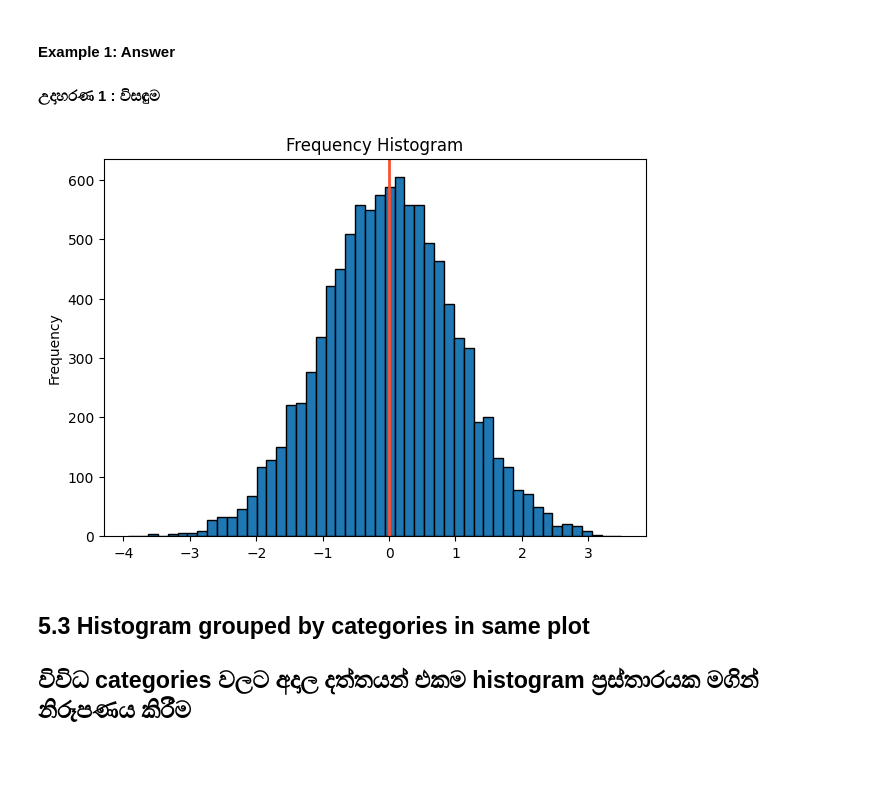
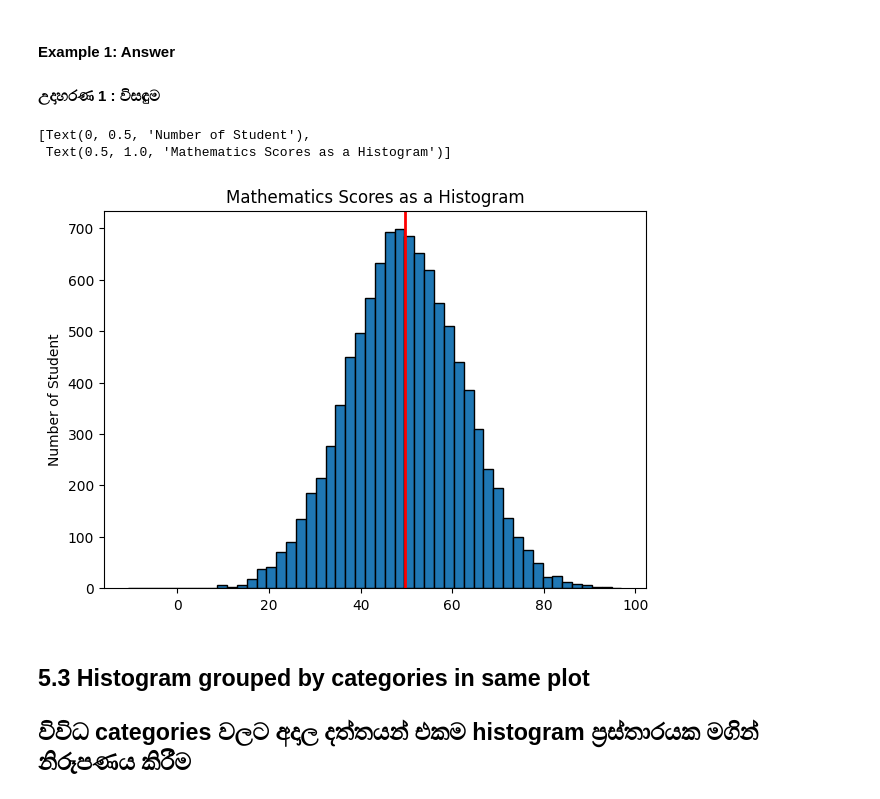
Before and after one commit to GPrathap/pythonII, a Jupyter notebook: sec_matplotlib/matplotlib.ipynb, the cells around one changed output. Drawn from its saved outputs; the diff is of its cells as text; code cells hidden in the pictures; blank space fills up the shorter version.

```diff
--- a/sec_matplotlib/matplotlib.ipynb
+++ b/sec_matplotlib/matplotlib.ipynb
@@ -945,20 +945,19 @@ The NumPy random normal function enables you to create a NumPy array that contai
 # %%
 import matplotlib.pyplot as plt
 import numpy as np
-from numpy.random import randint
 
 plt.rcParams.update({'figure.figsize':(7,5), 'figure.dpi':100})
 
-# Plot Histogram on x
-x = np.random.normal(size = 10000)
+x = np.random.normal(size = 10000,scale=12.5,loc=50)
 median_value = np.median(x)
-color = '#fc4f30'
-plt.hist(x, bins=50,edgecolor='black')
 
-plt.axvline(median_value, color=color, label='Median', linewidth=2)
-plt.gca().set(title='Frequency Histogram', ylabel='Frequency');
+plt.axvline(median_value, color='#ff0000', label='Median', linewidth=2)
+plt.hist(x, bins=50, edgecolor='black',density=False)
+plt.gca().set(title='Mathematics Scores as a Histogram', ylabel='Number of Student')
 # %% [output]
+[Text(0, 0.5, 'Number of Student'),
+ Text(0.5, 1.0, 'Mathematics Scores as a Histogram')]
-[figure, old version]
+[figure, new version]
 # %% [markdown]
 ## **5.3 Histogram grouped by categories in same plot**
 ## **විවිධ categories වලට අදාල දත්තයන් එකම histogram ප්‍රස්තාරයක මගින් නිරූපණය කිරීම**
```
Also changed, not shown: parts of 3 cells of this notebook.
